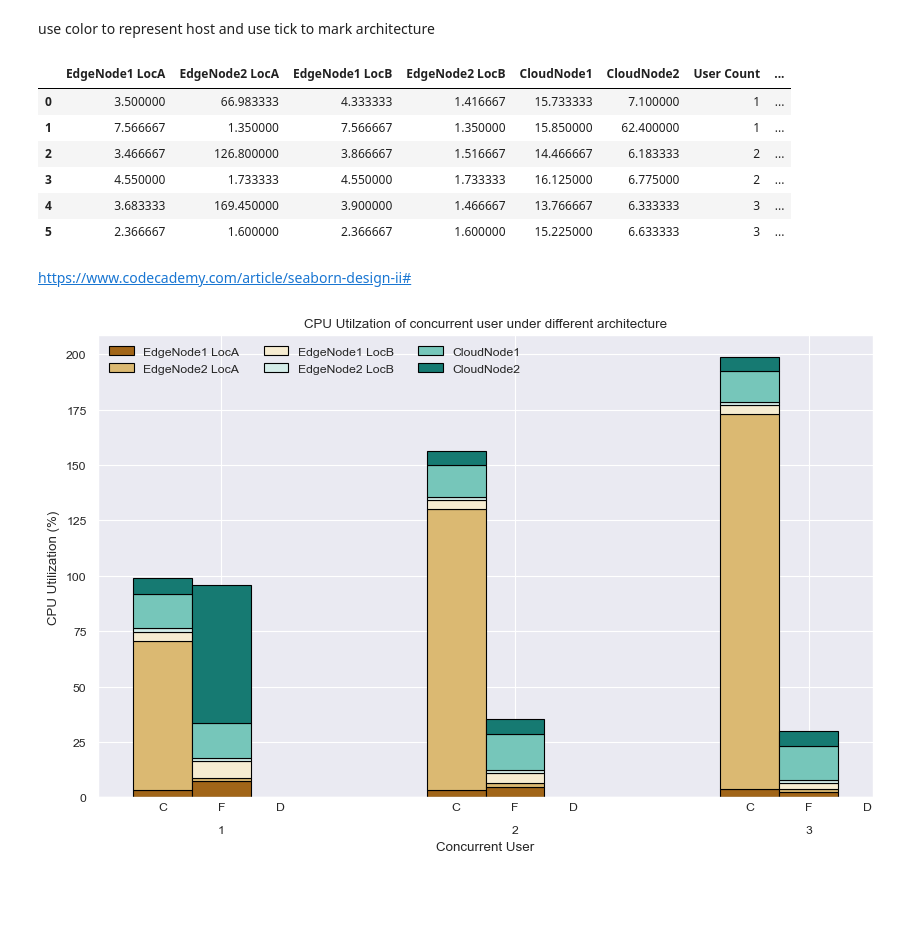
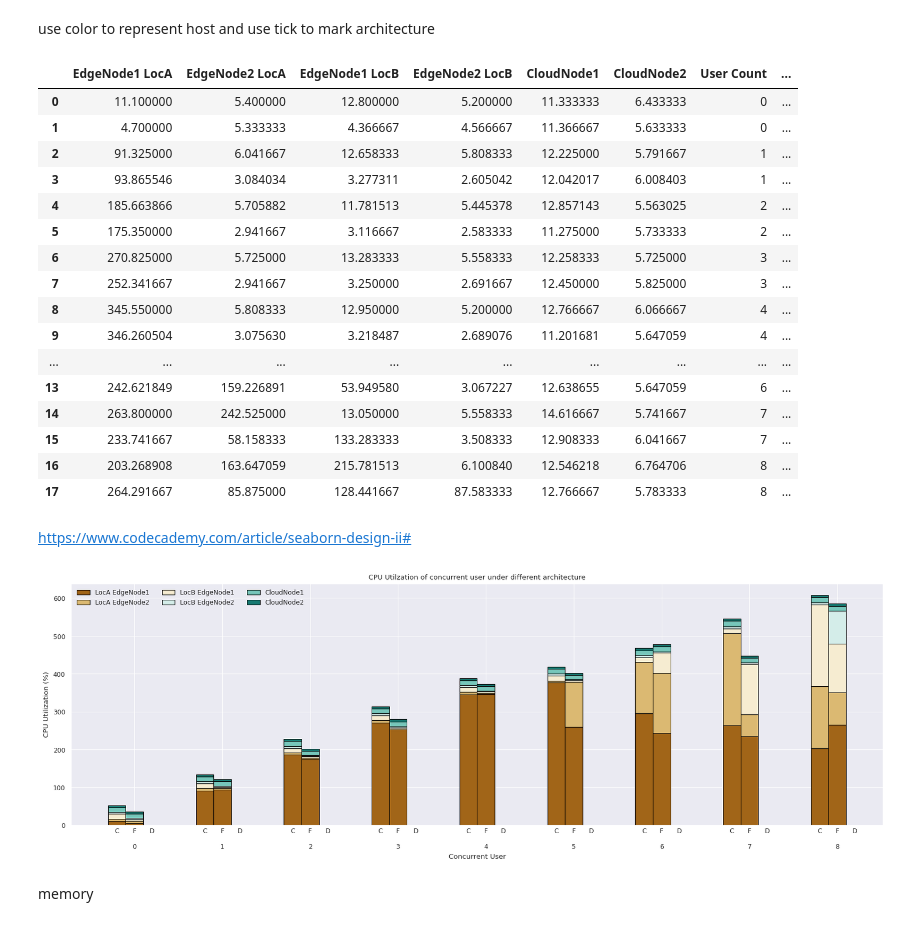
Before and after one commit to nightmare224/edge-cloud-continuum-openfaas, a Jupyter notebook: experiment/analysis/resource_metrics.ipynb, the cells around one changed output. Drawn from its saved outputs; the diff is of its cells as text; code cells hidden in the pictures; blank space fills up the shorter version.

```diff
--- a/experiment/analysis/resource_metrics.ipynb
+++ b/experiment/analysis/resource_metrics.ipynb
@@ -3,15 +3,3 @@ import numpy as np
 import pandas as pd
 import matplotlib.pyplot as plt
 import seaborn as sns
-# %%
-dirpath = "/Users/thl/Developer/thesis/edge-cloud-continuum-openfaas/experiment/trigger/result/"
-filename = "case4_metrics.csv"
-df = pd.read_csv(f"{dirpath}/{filename}")
-# %%
-hostname_list = df["hostname"]
-df_plot_metric = pd.DataFrame(columns = list(df["hostname"]) + ["User Count", "Architecture"])
-arch_list = ["Centralized", "Federated", "Decentralized"]
-metric = "cpu"
-for arch in arch_list:
-    for user_cnt in range(1, 6):
-        df_plot_metric.loc[len(df_plot_metric)] = list(df[metric]) + [user_cnt, arch]
@@ -64,31 +6,48 @@ plt.show()
 # %% [markdown]
 use color to represent host and use tick to mark architecture
+# %%
+USER_START=0
+USER_END=8
 # %%
-dirpath = "/Users/thl/Developer/thesis/edge-cloud-continuum-openfaas/experiment/trigger/result"
+dirpath = "/home/thl/edge-cloud-continuum-openfaas/experiment/trigger/result"
 hostname_list = [
     "EdgeNode1 LocA", "EdgeNode2 LocA",
     "EdgeNode1 LocB", "EdgeNode2 LocB",
     "CloudNode1", "CloudNode2"
 ]
+ip_list = ["192.168.100.105", "192.168.100.102", "192.168.100.103", "192.168.100.111", "145.100.135.86", "145.100.135.99"]
 col_name = hostname_list + ["User Count", "Architecture"]
-user_count_list = [i for i in range(1, 4)]
+user_count_list = [i for i in range(USER_START, USER_END + 1)]
 df_plot_metric = pd.DataFrame(columns = col_name)
 arch_list = ["Federated", "Decentralized"]
+# arch_list = ["Federated"]
 metric = "cpu"
 for user_cnt in user_count_list:
     for arch in arch_list:
         df = pd.read_csv(f"{dirpath}/{arch.lower()}/case{user_cnt}_metrics.csv")
+        df.index = df["hostname"]
+        df = df.loc[ip_list]
         df_plot_metric.loc[len(df_plot_metric)] = list(df[metric]) + [user_cnt, arch]
-# %%
-df_plot_metric
-# %% [output]
-|  | EdgeNode1 LocA | EdgeNode2 LocA | EdgeNode1 LocB | EdgeNode2 LocB | CloudNode1 | CloudNode2 | User Count | ... |
-| 0 | 3.500000 | 66.983333 | 4.333333 | 1.416667 | 15.733333 | 7.100000 | 1 | ... |
-| 1 | 7.566667 | 1.350000 | 7.566667 | 1.350000 | 15.850000 | 62.400000 | 1 | ... |
-| 2 | 3.466667 | 126.800000 | 3.866667 | 1.516667 | 14.466667 | 6.183333 | 2 | ... |
-| 3 | 4.550000 | 1.733333 | 4.550000 | 1.733333 | 16.125000 | 6.775000 | 2 | ... |
-| 4 | 3.683333 | 169.450000 | 3.900000 | 1.466667 | 13.766667 | 6.333333 | 3 | ... |
-| 5 | 2.366667 | 1.600000 | 2.366667 | 1.600000 | 15.225000 | 6.633333 | 3 | ... |
+# %%
+df_plot_metric
+# %% [output]
+|  | EdgeNode1 LocA | EdgeNode2 LocA | EdgeNode1 LocB | EdgeNode2 LocB | CloudNode1 | CloudNode2 | User Count | ... |
+| 0 | 11.100000 | 5.400000 | 12.800000 | 5.200000 | 11.333333 | 6.433333 | 0 | ... |
+| 1 | 4.700000 | 5.333333 | 4.366667 | 4.566667 | 11.366667 | 5.633333 | 0 | ... |
+| 2 | 91.325000 | 6.041667 | 12.658333 | 5.808333 | 12.225000 | 5.791667 | 1 | ... |
+| 3 | 93.865546 | 3.084034 | 3.277311 | 2.605042 | 12.042017 | 6.008403 | 1 | ... |
+| 4 | 185.663866 | 5.705882 | 11.781513 | 5.445378 | 12.857143 | 5.563025 | 2 | ... |
+| 5 | 175.350000 | 2.941667 | 3.116667 | 2.583333 | 11.275000 | 5.733333 | 2 | ... |
+| 6 | 270.825000 | 5.725000 | 13.283333 | 5.558333 | 12.258333 | 5.725000 | 3 | ... |
+| 7 | 252.341667 | 2.941667 | 3.250000 | 2.691667 | 12.450000 | 5.825000 | 3 | ... |
+| 8 | 345.550000 | 5.808333 | 12.950000 | 5.200000 | 12.766667 | 6.066667 | 4 | ... |
+| 9 | 346.260504 | 3.075630 | 3.218487 | 2.689076 | 11.201681 | 5.647059 | 4 | ... |
+| ... | ... | ... | ... | ... | ... | ... | ... | ... |
+| 13 | 242.621849 | 159.226891 | 53.949580 | 3.067227 | 12.638655 | 5.647059 | 6 | ... |
+| 14 | 263.800000 | 242.525000 | 13.050000 | 5.558333 | 14.616667 | 5.741667 | 7 | ... |
+| 15 | 233.741667 | 58.158333 | 133.283333 | 3.508333 | 12.908333 | 6.041667 | 7 | ... |
+| 16 | 203.268908 | 163.647059 | 215.781513 | 6.100840 | 12.546218 | 6.764706 | 8 | ... |
+| 17 | 264.291667 | 85.875000 | 128.441667 | 87.583333 | 12.766667 | 5.783333 | 8 | ... |
 # %%
 sns.set_theme(
     context="paper",
@@ -104,7 +63,7 @@ user_count_list = df_plot_metric["User Count"].unique()
 arch_list = df_plot_metric["Architecture"].unique()
 
 
-fig, ax = plt.subplots(figsize = (10, 6))
+fig, ax = plt.subplots(figsize = (20, 6))
 bar_width = 0.2
 patterns = ["/", "o" , "x", "|", "*", "\\" ]
 color = ['c', 'm', 'y', 'b', 'k', 'w']
@@ -126,33 +85,35 @@ for i, arch in enumerate(arch_list):
 ax.set_title("CPU Utilzation of concurrent user under different architecture")
 ax.set_xlabel('Concurrent User')
 ax.set_ylabel('CPU Utilization (%)')
 # concurrent user
 ax.set_xticks(user_count_list + bar_width, labels = [f"\n\n{i}" for i in user_count_list])
 ax.tick_params('x', length=0)
 
 # architecture
 sec = ax.secondary_xaxis(location=0)
 sec.set_xticks(
     [ i + j * bar_width for i in user_count_list for j in range(3)],
     labels = ['C', 'F', 'D'] * len(user_count_list)
 )
 sec.tick_params('x', length=0)
 
 # line between user
 # sec2 = ax.secondary_xaxis(location=0)
 # sec2.set_xticks(
 #     [ i + j for i in user_count_list for j in [-bar_width/2 , bar_width * 2 + bar_width/2]],
 #     labels=[]
 # )
 # sec2.tick_params('x', length=30, width=1)
 
 # ax.set_ylim(0, 130)
 readable_hostname = [
-    "EdgeNode1 LocA", "EdgeNode2 LocA",
-    "EdgeNode1 LocB", "EdgeNode2 LocB",
+    "LocA EdgeNode1", "LocA EdgeNode2",
+    "LocB EdgeNode1", "LocB EdgeNode2",
     "CloudNode1", "CloudNode2"
 ]
 ax.legend(legend, readable_hostname, loc='upper left', ncols=3, frameon=False)
 plt.show()
 # %% [output]
-[figure, old version]
+[figure, new version]
+# %% [markdown]
+memory
```
Also changed, not shown: parts of 7 cells of this notebook, 4 other files.
